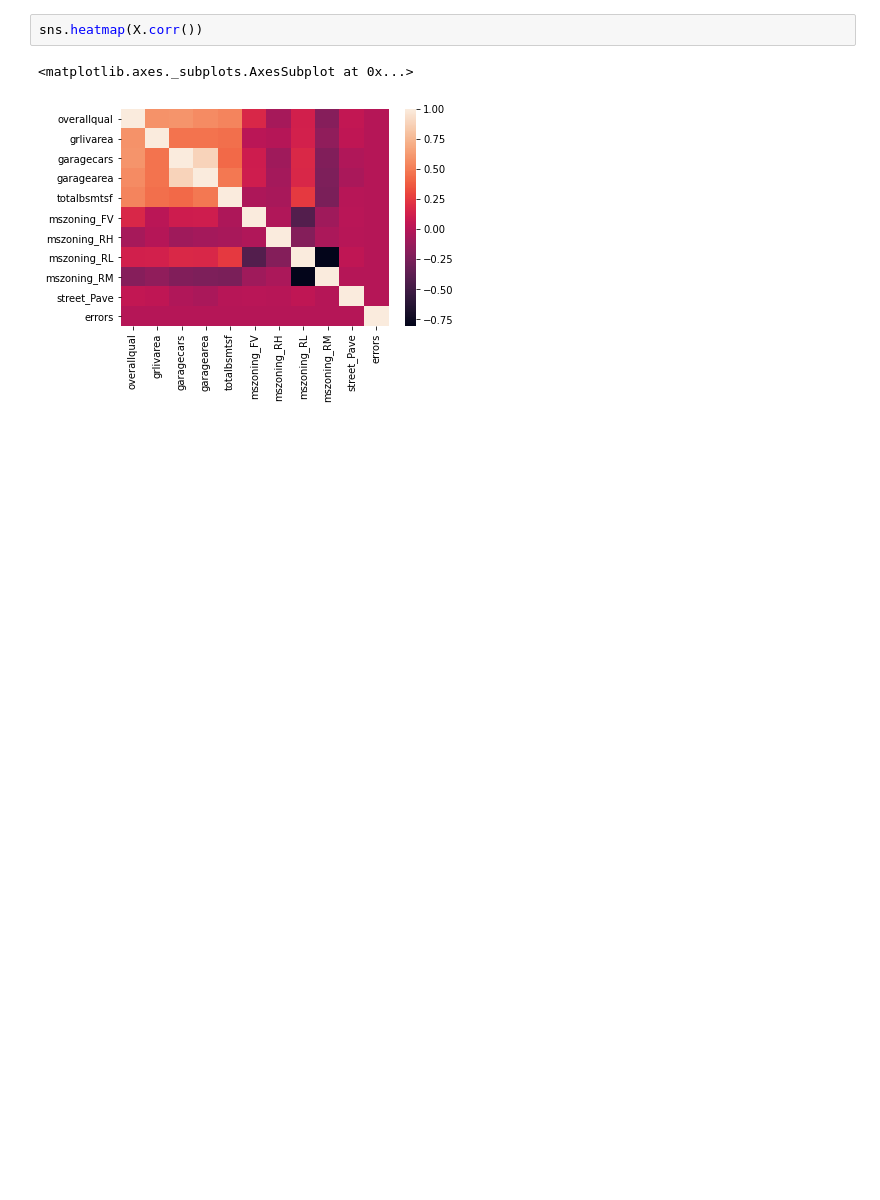
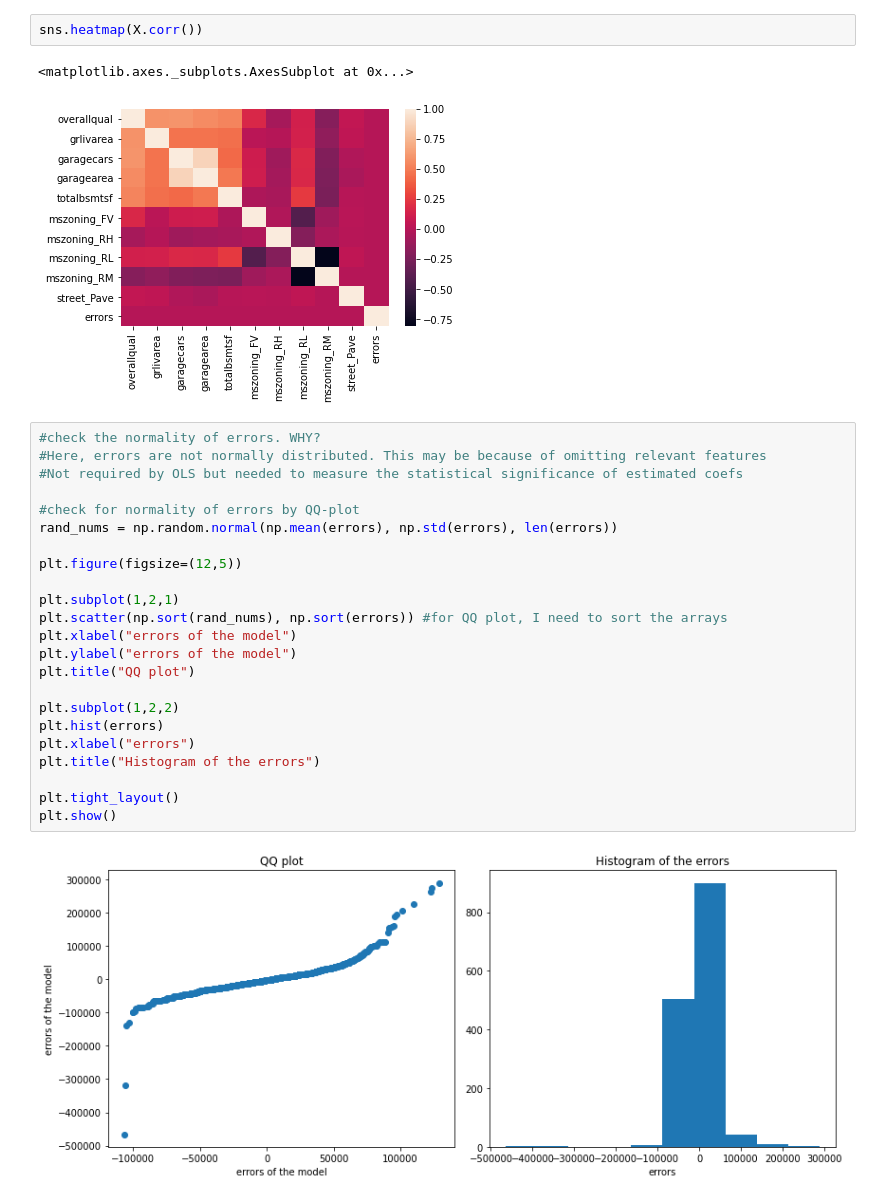
Before and after one commit to negar67/Python, a Jupyter notebook: HousePricePrediction.ipynb, the cells around one changed output. Drawn from its saved outputs; the diff is of its cells as text; blank space fills up the shorter version.

```diff
--- a/HousePricePrediction.ipynb
+++ b/HousePricePrediction.ipynb
@@ -381,3 +381,28 @@ sns.heatmap(X.corr())
 # %% [output]
 <matplotlib.axes._subplots.AxesSubplot at 0x...>
 [figure]
+# %%
+#check the normality of errors. WHY?
+#Here, errors are not normally distributed. This may be because of omitting relevant features
+#Not required by OLS but needed to measure the statistical significance of estimated coefs
+
+#check for normality of errors by QQ-plot
+rand_nums = np.random.normal(np.mean(errors), np.std(errors), len(errors))
+
+plt.figure(figsize=(12,5))
+
+plt.subplot(1,2,1)
+plt.scatter(np.sort(rand_nums), np.sort(errors)) #for QQ plot, I need to sort the arrays
+plt.xlabel("errors of the model")
+plt.ylabel("errors of the model")
+plt.title("QQ plot")
+
+plt.subplot(1,2,2)
+plt.hist(errors)
+plt.xlabel("errors")
+plt.title("Histogram of the errors")
+
+plt.tight_layout()
+plt.show()
+# %% [output]
+[figure, added]
```
Also changed, not shown: parts of 16 cells of this notebook.
